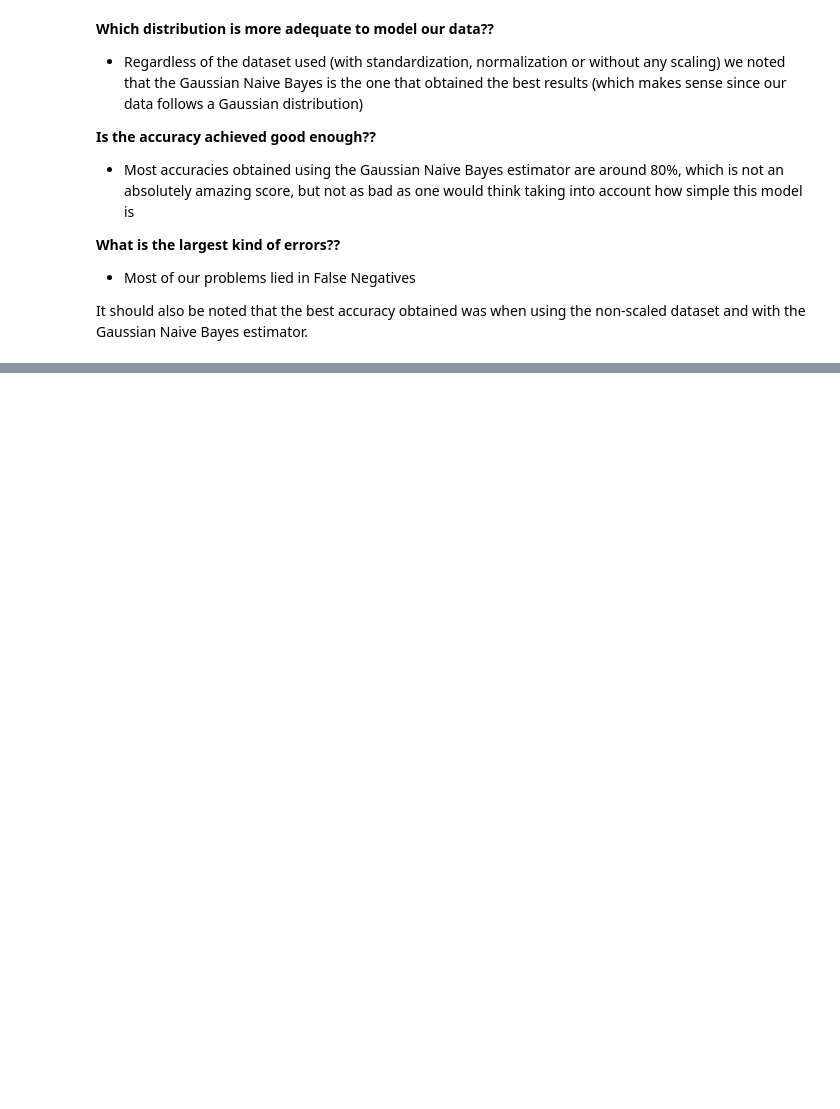
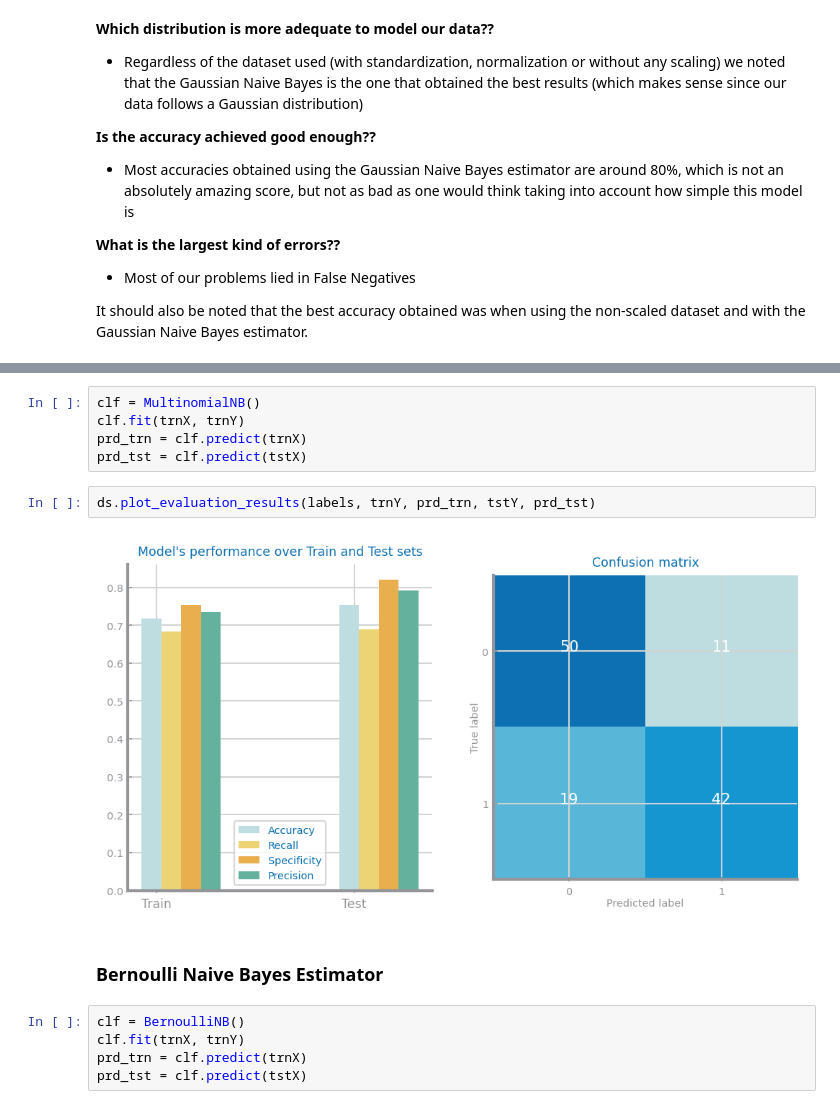
Before and after one commit to HerouFenix/cdados-project, a Jupyter notebook: Classification/NaiveBayes_HF.ipynb, the cells around one changed output, grey strips where cells are left out. Cells and saved outputs as stored; diff of their text form; blank space fills up the shorter version.

```diff
--- a/Classification/NaiveBayes_HF.ipynb
+++ b/Classification/NaiveBayes_HF.ipynb
@@ -399,0 +475,16 @@ It should also be noted that the best accuracy obtained was when using the non-s
+# %%
+clf = MultinomialNB()
+clf.fit(trnX, trnY)
+prd_trn = clf.predict(trnX)
+prd_tst = clf.predict(tstX)
+# %%
+ds.plot_evaluation_results(labels, trnY, prd_trn, tstY, prd_tst)
+# %% [output]
+[figure, added]
+# %% [markdown]
+### Bernoulli Naive Bayes Estimator
+# %%
+clf = BernoulliNB()
+clf.fit(trnX, trnY)
+prd_trn = clf.predict(trnX)
+prd_tst = clf.predict(tstX)
```
Also changed, not shown: parts of 50 cells of this notebook, 21 other files.
